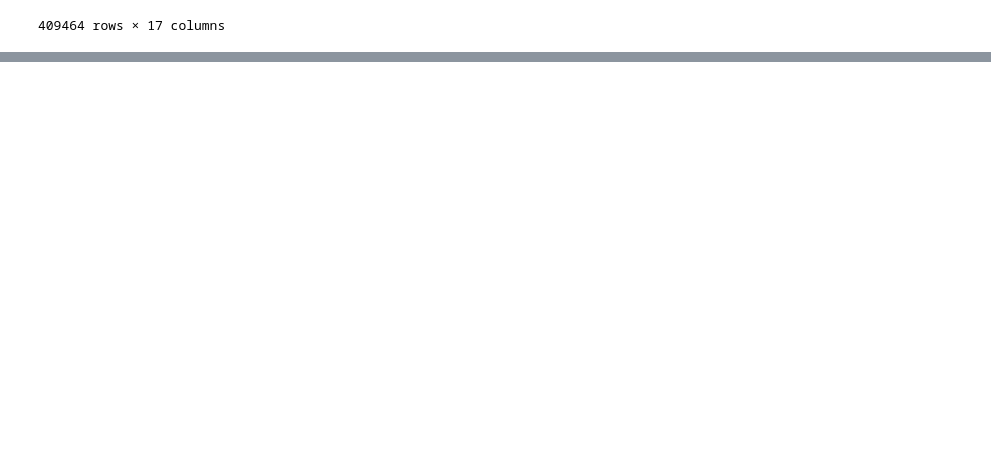
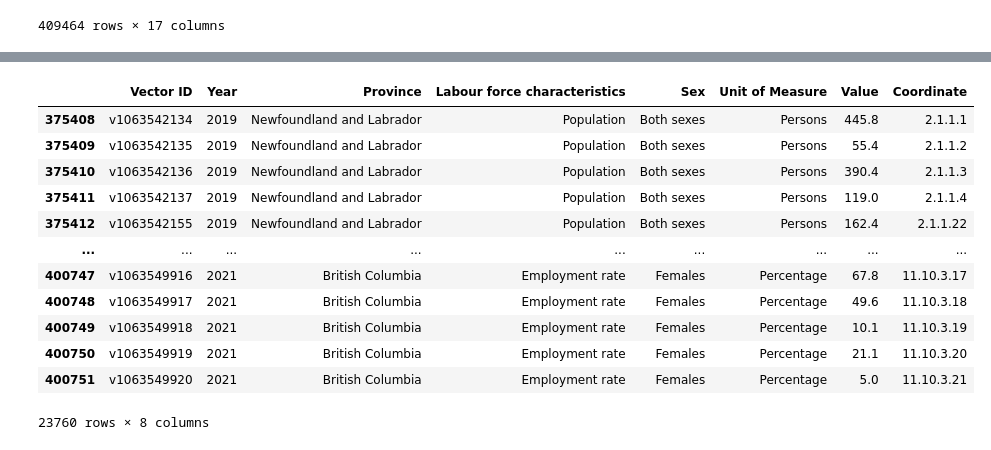
Before and after one commit to qudsia99/Project3-group4, a Jupyter notebook: jupyter_notebooks/employement_qudsia.ipynb, the cells around one changed output, grey strips where cells are left out. Drawn from its saved outputs; the diff is of its cells as text; code cells hidden in the pictures; blank space fills up the shorter version.

```diff
--- a/jupyter_notebooks/employement_qudsia.ipynb
+++ b/jupyter_notebooks/employement_qudsia.ipynb
@@ -50,0 +100,18 @@ reduced_df = employ_df[['REF_DATE','GEO','DGUID','UOM','Labour force characteris
+# %%
+# Drop all rows where the 'Province' is has string values of 'Canada'
+years_df = years_df.query('Province != "Canada"')
+years_df
+# %% [output]
+|  | Vector ID | Year | Province | Labour force characteristics | Sex | Unit of Measure | Value | Coordinate |
+| 375408 | v1063542134 | 2019 | Newfoundland and Labrador | Population | Both sexes | Persons | 445.8 | 2.1.1.1 |
+| 375409 | v1063542135 | 2019 | Newfoundland and Labrador | Population | Both sexes | Persons | 55.4 | 2.1.1.2 |
+| 375410 | v1063542136 | 2019 | Newfoundland and Labrador | Population | Both sexes | Persons | 390.4 | 2.1.1.3 |
+| 375411 | v1063542137 | 2019 | Newfoundland and Labrador | Population | Both sexes | Persons | 119.0 | 2.1.1.4 |
+| 375412 | v1063542155 | 2019 | Newfoundland and Labrador | Population | Both sexes | Persons | 162.4 | 2.1.1.22 |
+| ... | ... | ... | ... | ... | ... | ... | ... | ... |
+| 400747 | v1063549916 | 2021 | British Columbia | Employment rate | Females | Percentage | 67.8 | 11.10.3.17 |
+| 400748 | v1063549917 | 2021 | British Columbia | Employment rate | Females | Percentage | 49.6 | 11.10.3.18 |
+| 400749 | v1063549918 | 2021 | British Columbia | Employment rate | Females | Percentage | 10.1 | 11.10.3.19 |
+| 400750 | v1063549919 | 2021 | British Columbia | Employment rate | Females | Percentage | 21.1 | 11.10.3.20 |
+| 400751 | v1063549920 | 2021 | British Columbia | Employment rate | Females | Percentage | 5.0 | 11.10.3.21 |
+23760 rows × 8 columns
```
Also changed, not shown: parts of 9 cells of this notebook.
